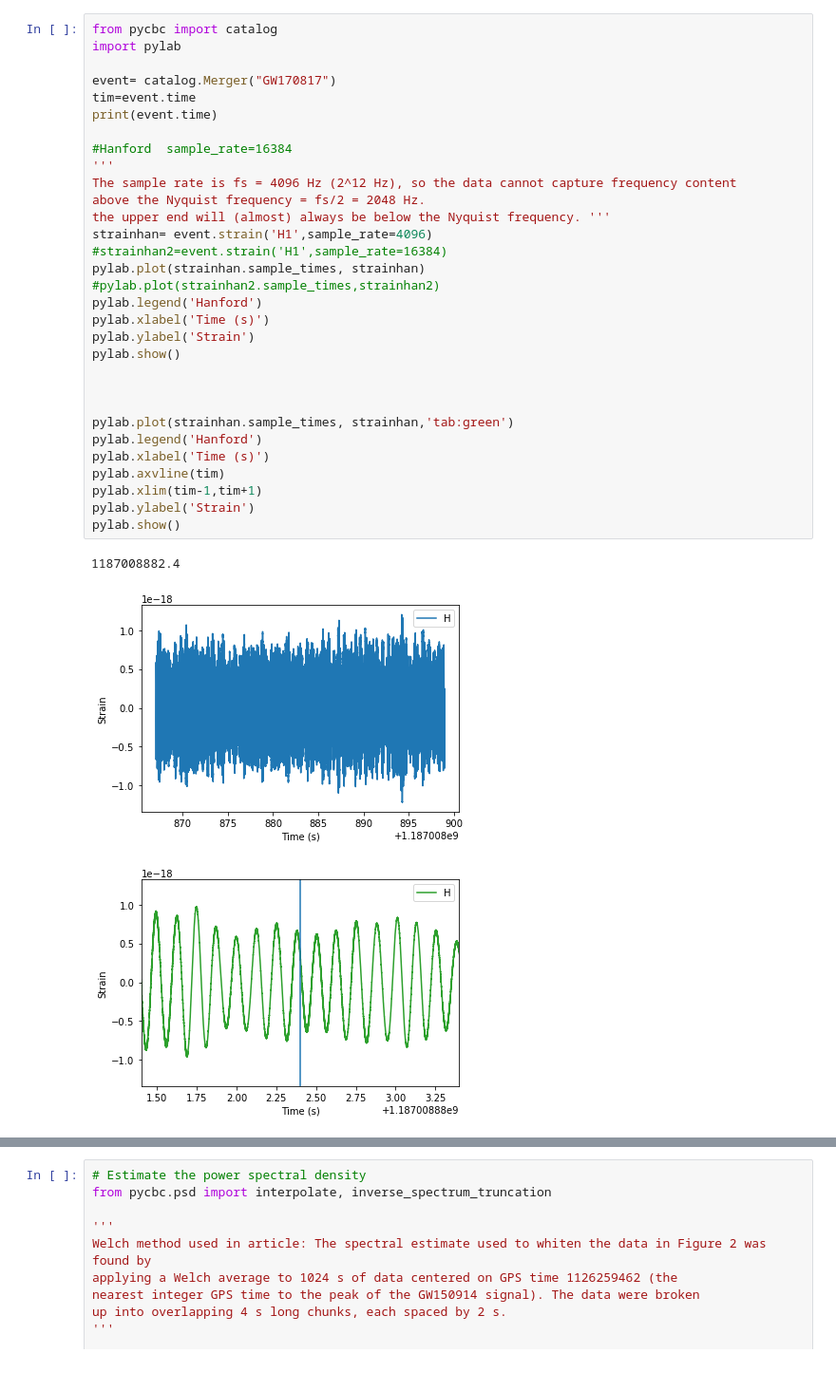
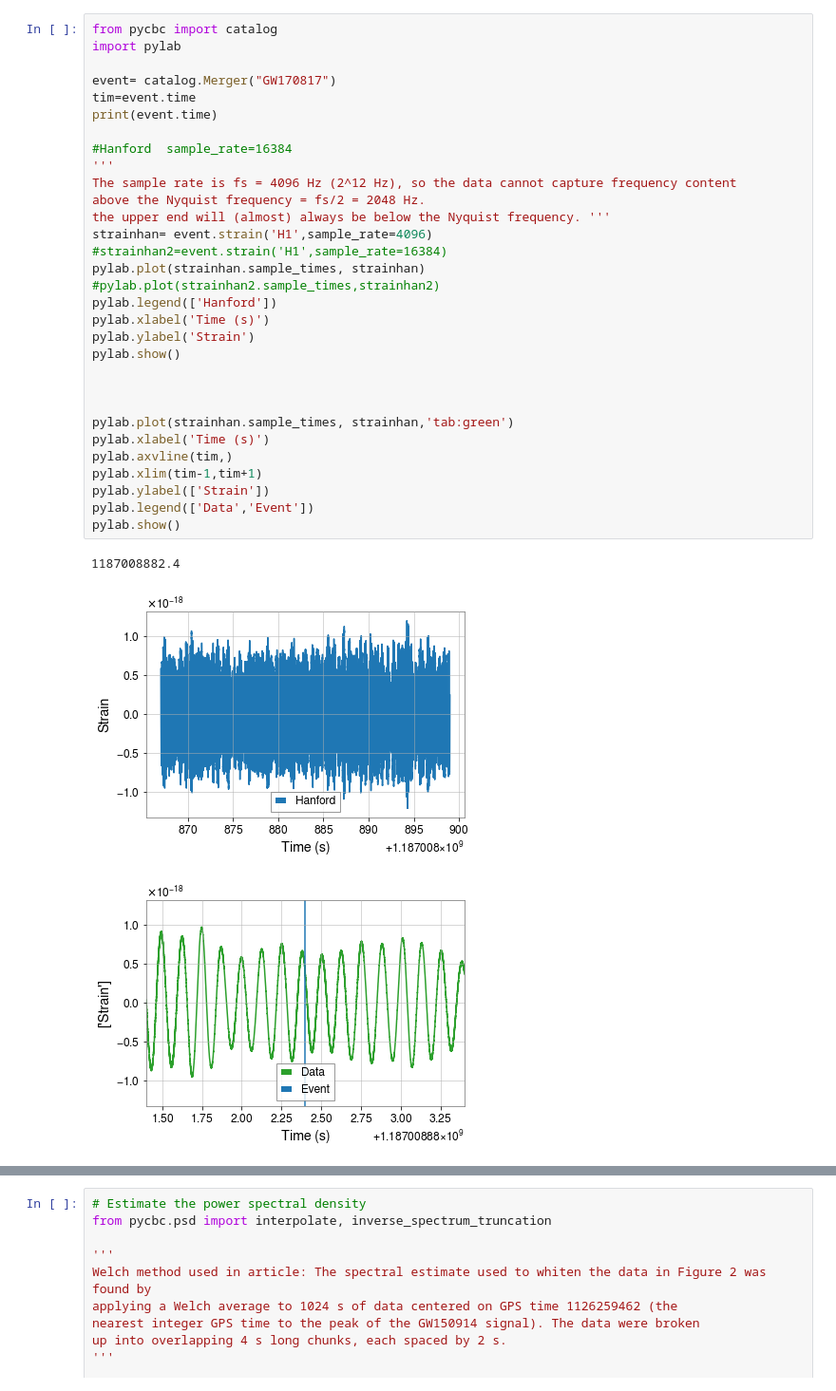
Before and after one commit to miryamrodsan/Notebook-GW, a Jupyter notebook: Handford.ipynb, the cells around one changed output, grey strips where cells are left out. Shown at 95% size. Drawn from its saved outputs; the diff is of its cells as text.

```diff
--- a/Handford.ipynb
+++ b/Handford.ipynb
@@ -1,38 +1,38 @@
 # %%
 from pycbc import catalog
 import pylab
 
 event= catalog.Merger("GW170817")
 tim=event.time
 print(event.time)
 
 #Hanford  sample_rate=16384
 '''
 The sample rate is fs = 4096 Hz (2^12 Hz), so the data cannot capture frequency content
 above the Nyquist frequency = fs/2 = 2048 Hz.
 the upper end will (almost) always be below the Nyquist frequency. '''
 strainhan= event.strain('H1',sample_rate=4096)
 #strainhan2=event.strain('H1',sample_rate=16384)
 pylab.plot(strainhan.sample_times, strainhan)
 #pylab.plot(strainhan2.sample_times,strainhan2)
-pylab.legend('Hanford')
+pylab.legend(['Hanford'])
 pylab.xlabel('Time (s)')
 pylab.ylabel('Strain')
 pylab.show()
 
 
 
 pylab.plot(strainhan.sample_times, strainhan,'tab:green')
-pylab.legend('Hanford')
 pylab.xlabel('Time (s)')
-pylab.axvline(tim)
+pylab.axvline(tim,)
 pylab.xlim(tim-1,tim+1)
-pylab.ylabel('Strain')
+pylab.ylabel(['Strain'])
+pylab.legend(['Data','Event'])
 pylab.show()
 # %% [output]
 1187008882.4
-[figure, old version]
+[figure, new version]
-[figure, old version]
+[figure, new version]
 # %%
 #Data analysis
 
```
Also changed, not shown: parts of 9 cells of this notebook.
